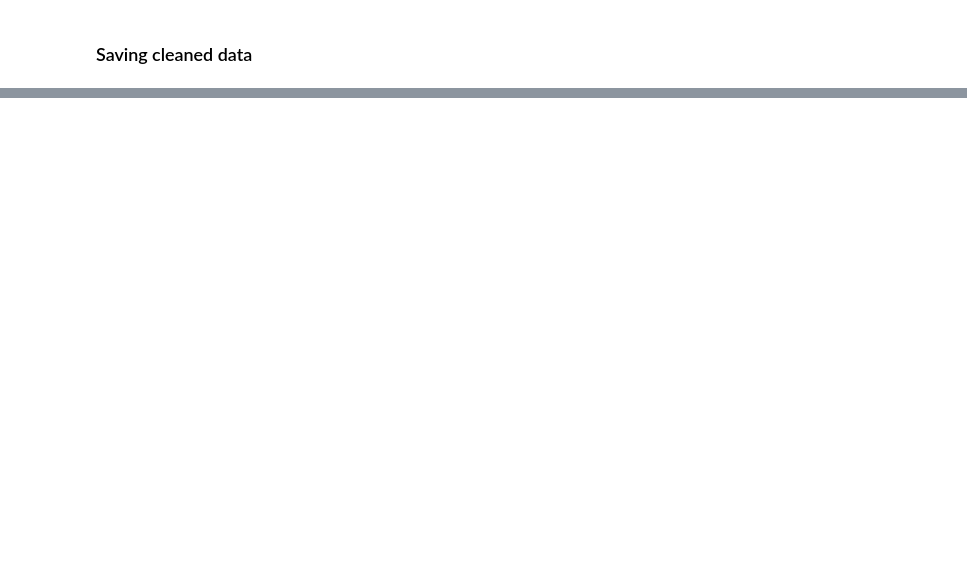
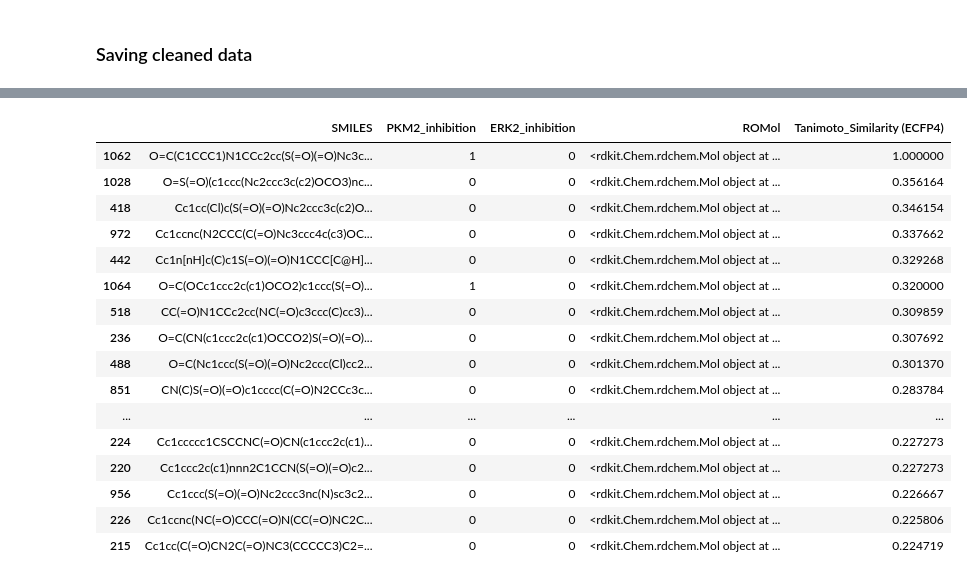
Before and after one commit to Floris-DW/8CC00group7, a Jupyter notebook: EDA & preprocessing.ipynb, the cells around one changed output, grey strips where cells are left out. Drawn from its saved outputs; the diff is of its cells as text; code cells hidden in the pictures; blank space fills up the shorter version.

```diff
--- a/EDA & preprocessing.ipynb
+++ b/EDA & preprocessing.ipynb
@@ -197,2 +273,5 @@ z_scores.head(100)
 # %%
 # 3. Identification of structure-activity relationships, e.g., using ML concepts or insights from EDA.
+# %%
+df_tested = tested.set_index('SMILES')
+df_tested.loc[df['PKM2_inhibition'] == 1]
@@ -198,0 +350,37 @@ z_scores.head(100)
+# %%
+esol_data = tested.copy()
+
+ref_smiles = 'O=C(C1CCC1)N1CCc2cc(S(=O)(=O)Nc3ccc4c(c3)OCO4)ccc21'
+ref_mol = Chem.MolFromSmiles(ref_smiles)
+ref_ECFP4_fps = AllChem.GetMorganFingerprintAsBitVect(ref_mol,2)
+
+PandasTools.AddMoleculeColumnToFrame(esol_data, smilesCol='SMILES')
+bulk_ECFP4_fps = [AllChem.GetMorganFingerprintAsBitVect(x,2) for x in esol_data['ROMol']]
+
+similarity_efcp4 = [DataStructs.FingerprintSimilarity(ref_ECFP4_fps,x) for x in bulk_ECFP4_fps]
+
+esol_data['Tanimoto_Similarity (ECFP4)'] = similarity_efcp4
+# PandasTools.FrameToGridImage(esol_data.head(8), legendsCol="Tanimoto_Similarity (ECFP4)", molsPerRow=4)
+
+esol_data = esol_data.sort_values(['Tanimoto_Similarity (ECFP4)'], ascending=False)
+# PandasTools.FrameToGridImage(esol_data.head(8), legendsCol="Tanimoto_Similarity (ECFP4)", molsPerRow=4)
+# %%
+esol_data.head(50)
+# %% [output]
+|  | SMILES | PKM2_inhibition | ERK2_inhibition | ROMol | Tanimoto_Similarity (ECFP4) |
+| 1062 | O=C(C1CCC1)N1CCc2cc(S(=O)(=O)Nc3c... | 1 | 0 | <rdkit.Chem.rdchem.Mol object at ... | 1.000000 |
+| 1028 | O=S(=O)(c1ccc(Nc2ccc3c(c2)OCO3)nc... | 0 | 0 | <rdkit.Chem.rdchem.Mol object at ... | 0.356164 |
+| 418 | Cc1cc(Cl)c(S(=O)(=O)Nc2ccc3c(c2)O... | 0 | 0 | <rdkit.Chem.rdchem.Mol object at ... | 0.346154 |
+| 972 | Cc1ccnc(N2CCC(C(=O)Nc3ccc4c(c3)OC... | 0 | 0 | <rdkit.Chem.rdchem.Mol object at ... | 0.337662 |
+| 442 | Cc1n[nH]c(C)c1S(=O)(=O)N1CCC[C@H]... | 0 | 0 | <rdkit.Chem.rdchem.Mol object at ... | 0.329268 |
+| 1064 | O=C(OCc1ccc2c(c1)OCO2)c1ccc(S(=O)... | 1 | 0 | <rdkit.Chem.rdchem.Mol object at ... | 0.320000 |
+| 518 | CC(=O)N1CCc2cc(NC(=O)c3ccc(C)cc3)... | 0 | 0 | <rdkit.Chem.rdchem.Mol object at ... | 0.309859 |
+| 236 | O=C(CN(c1ccc2c(c1)OCCO2)S(=O)(=O)... | 0 | 0 | <rdkit.Chem.rdchem.Mol object at ... | 0.307692 |
+| 488 | O=C(Nc1ccc(S(=O)(=O)Nc2ccc(Cl)cc2... | 0 | 0 | <rdkit.Chem.rdchem.Mol object at ... | 0.301370 |
+| 851 | CN(C)S(=O)(=O)c1cccc(C(=O)N2CCc3c... | 0 | 0 | <rdkit.Chem.rdchem.Mol object at ... | 0.283784 |
+| ... | ... | ... | ... | ... | ... |
+| 224 | Cc1ccccc1CSCCNC(=O)CN(c1ccc2c(c1)... | 0 | 0 | <rdkit.Chem.rdchem.Mol object at ... | 0.227273 |
+| 220 | Cc1ccc2c(c1)nnn2C1CCN(S(=O)(=O)c2... | 0 | 0 | <rdkit.Chem.rdchem.Mol object at ... | 0.227273 |
+| 956 | Cc1ccc(S(=O)(=O)Nc2ccc3nc(N)sc3c2... | 0 | 0 | <rdkit.Chem.rdchem.Mol object at ... | 0.226667 |
+| 226 | Cc1ccnc(NC(=O)CCC(=O)N(CC(=O)NC2C... | 0 | 0 | <rdkit.Chem.rdchem.Mol object at ... | 0.225806 |
+| 215 | Cc1cc(C(=O)CN2C(=O)NC3(CCCCC3)C2=... | 0 | 0 | <rdkit.Chem.rdchem.Mol object at ... | 0.224719 |
```
Also changed, not shown: parts of 19 cells of this notebook, 1 other file.
